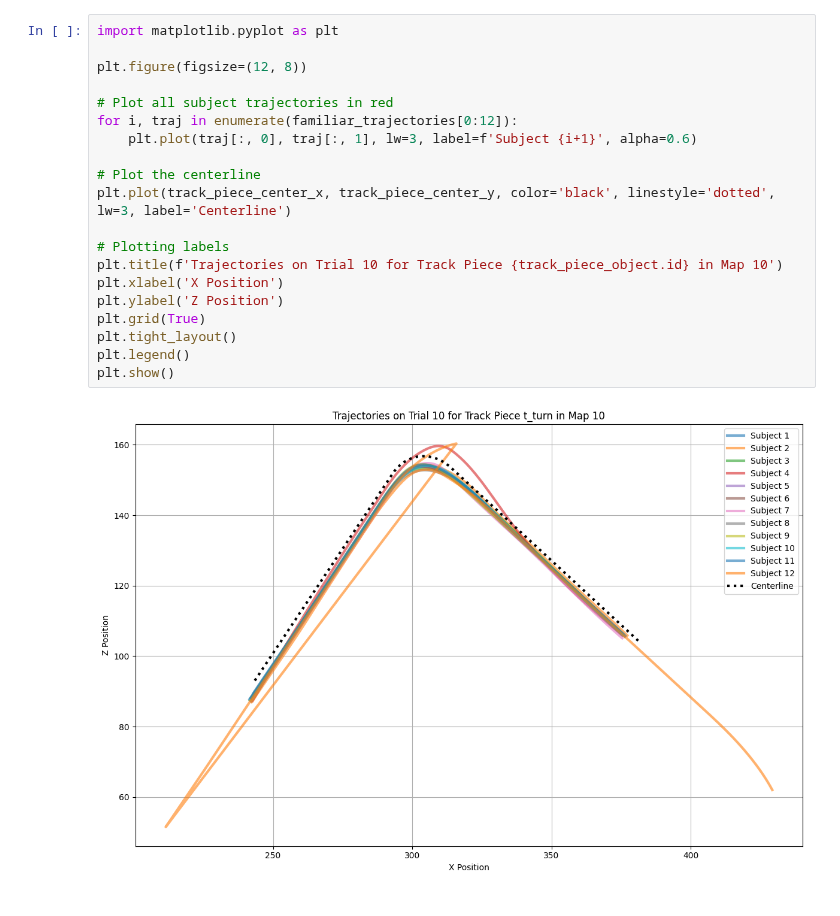
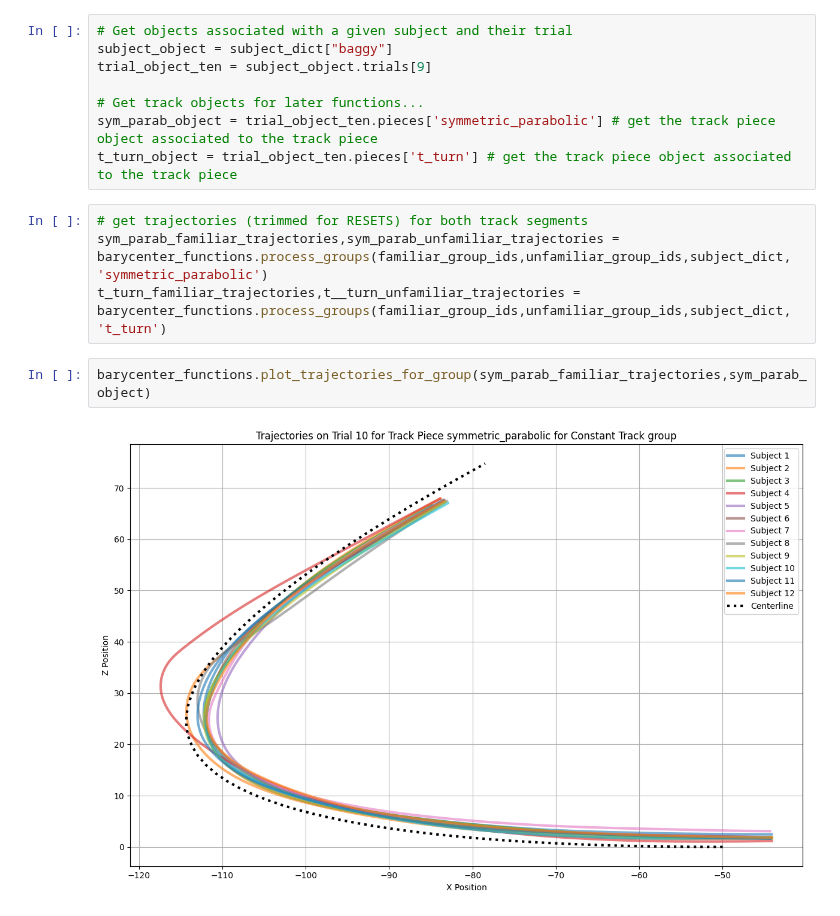
Before and after one commit to GraceRoessling/driving_exp_1_analyses, a Jupyter notebook: experiment_analyses/jupyter_notebooks/barycenter_fog_segment_analysis.ipynb, the cells around one changed output. Cells and saved outputs as stored; diff of their text form.

Commit message:
trajectories for tturn and asym trimmed and plotted cleanly!

```diff
--- a/experiment_analyses/jupyter_notebooks/barycenter_fog_segment_analysis.ipynb
+++ b/experiment_analyses/jupyter_notebooks/barycenter_fog_segment_analysis.ipynb
@@ -48,22 +28,16 @@ for group in [familiar_group_ids, unfamiliar_group_ids]:
-# %%
-import matplotlib.pyplot as plt
-
-plt.figure(figsize=(12, 8))
-
-# Plot all subject trajectories in red
-for i, traj in enumerate(familiar_trajectories[0:12]):
-    plt.plot(traj[:, 0], traj[:, 1], lw=3, label=f'Subject {i+1}', alpha=0.6)
-
-# Plot the centerline
-plt.plot(track_piece_center_x, track_piece_center_y, color='black', linestyle='dotted', lw=3, label='Centerline')
-
-# Plotting labels
-plt.title(f'Trajectories on Trial 10 for Track Piece {track_piece_object.id} in Map 10')
-plt.xlabel('X Position')
-plt.ylabel('Z Position')
-plt.grid(True)
-plt.tight_layout()
-plt.legend()
-plt.show()
-# %% [output]
-[figure, removed]
+# %%
+# Get objects associated with a given subject and their trial
+subject_object = subject_dict["baggy"]
+trial_object_ten = subject_object.trials[9]
+
+# Get track objects for later functions...
+sym_parab_object = trial_object_ten.pieces['symmetric_parabolic'] # get the track piece object associated to the track piece
+t_turn_object = trial_object_ten.pieces['t_turn'] # get the track piece object associated to the track piece
+# %%
+# get trajectories (trimmed for RESETS) for both track segments
+sym_parab_familiar_trajectories,sym_parab_unfamiliar_trajectories = barycenter_functions.process_groups(familiar_group_ids,unfamiliar_group_ids,subject_dict, 'symmetric_parabolic')
+t_turn_familiar_trajectories,t__turn_unfamiliar_trajectories = barycenter_functions.process_groups(familiar_group_ids,unfamiliar_group_ids,subject_dict, 't_turn')
+# %%
+barycenter_functions.plot_trajectories_for_group(sym_parab_familiar_trajectories,sym_parab_object)
+# %% [output]
+[figure, added]
```
Also changed, not shown: parts of 7 cells of this notebook, 2 other files.
